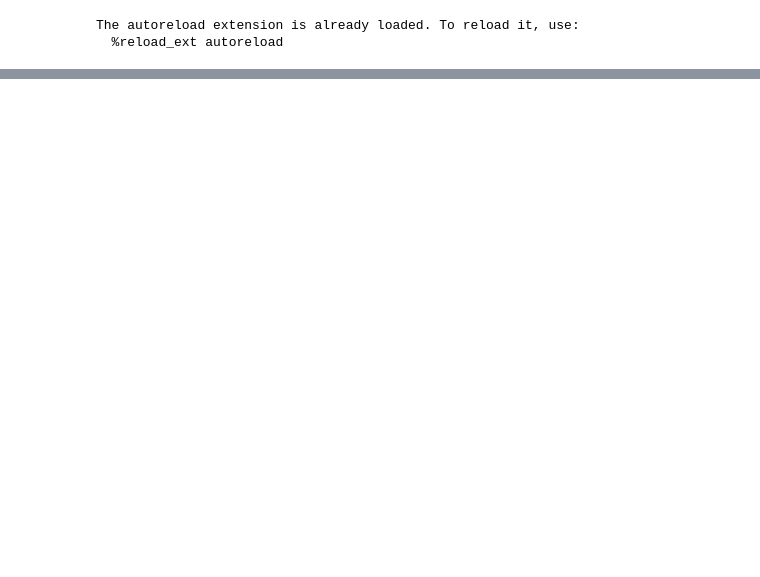
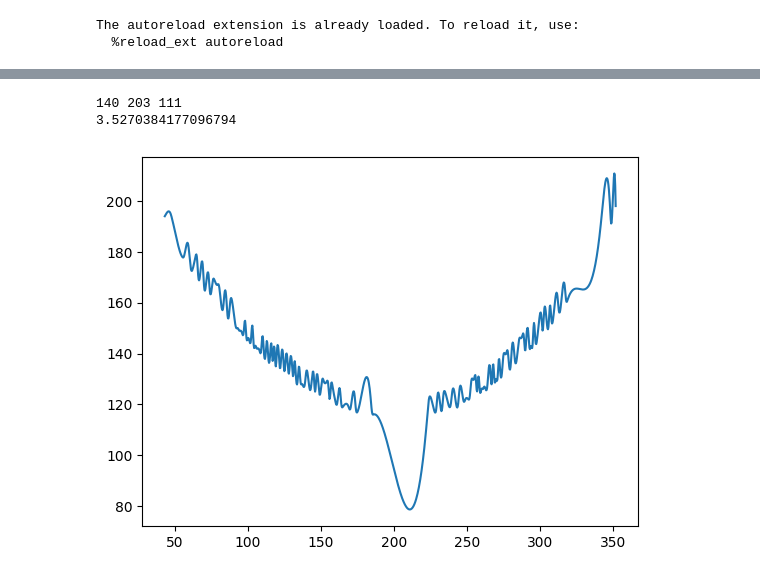
Before and after one commit to Oz174/Ptotic_Eye_Project, a Jupyter notebook: contour_detection_trials.ipynb, the cells around one changed output, grey strips where cells are left out. Drawn from its saved outputs; the diff is of its cells as text; code cells hidden in the pictures; blank space fills up the shorter version.

```diff
--- a/contour_detection_trials.ipynb
+++ b/contour_detection_trials.ipynb
@@ -49,3 +81,33 @@ plt.show()
+# %%
+for i in np.where(abs(x-cx)<=5)[0]:
+    print(i,x[i],y[i])
+    dist = round(np.sqrt((y[i] - cy)**2),2)
+    print(np.sqrt(dist) , dist)
+# %% [output]
+140 203 111
+3.5270384177096794
+# %%
+# sort x , y
+sorted_indices = np.argsort(x)
+x = x[sorted_indices]
+y = y[sorted_indices]
+
+any_dict = dict() # x -> y last value
+
+for i in range(len(x)):
+    any_dict[x[i]] = y[i]
+
+
+spline = CubicSpline(list(any_dict.keys()), list(any_dict.values()))
+x = list(any_dict.keys())
+x_new = np.linspace(x[0], x[-1], 1000)
+y_new = spline(x_new)
+
+plt.plot(x_new,y_new)
+
+plt.show()
+# %% [output]
+[figure, added]
 # %%
 # what's next ?
 # measure our own mrd1 from the picture and compare with the given one (image caption in wp)
```
Also changed, not shown: parts of 12 cells of this notebook, 1 other file.
